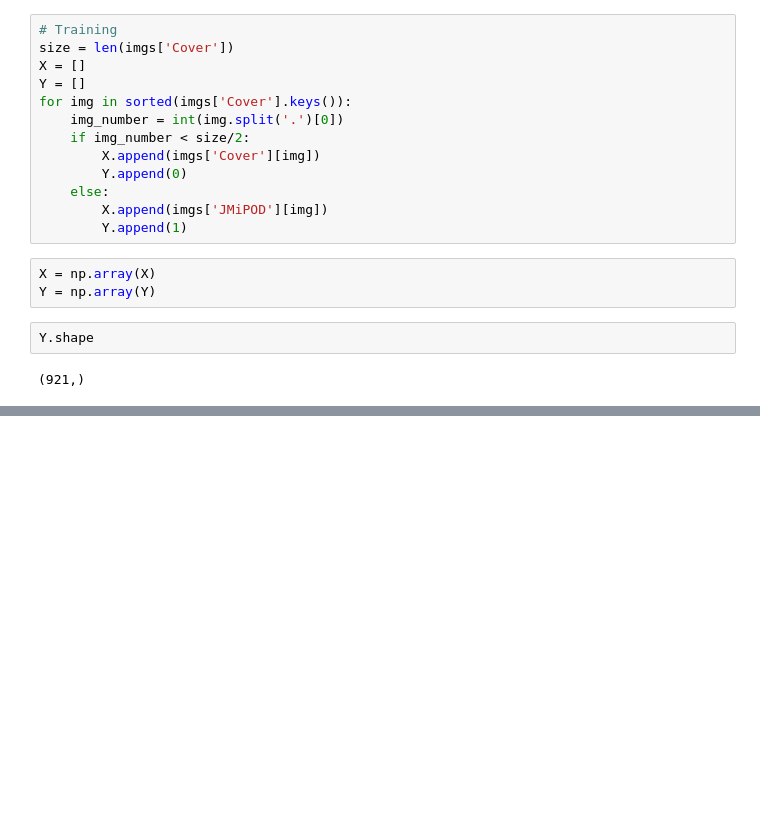
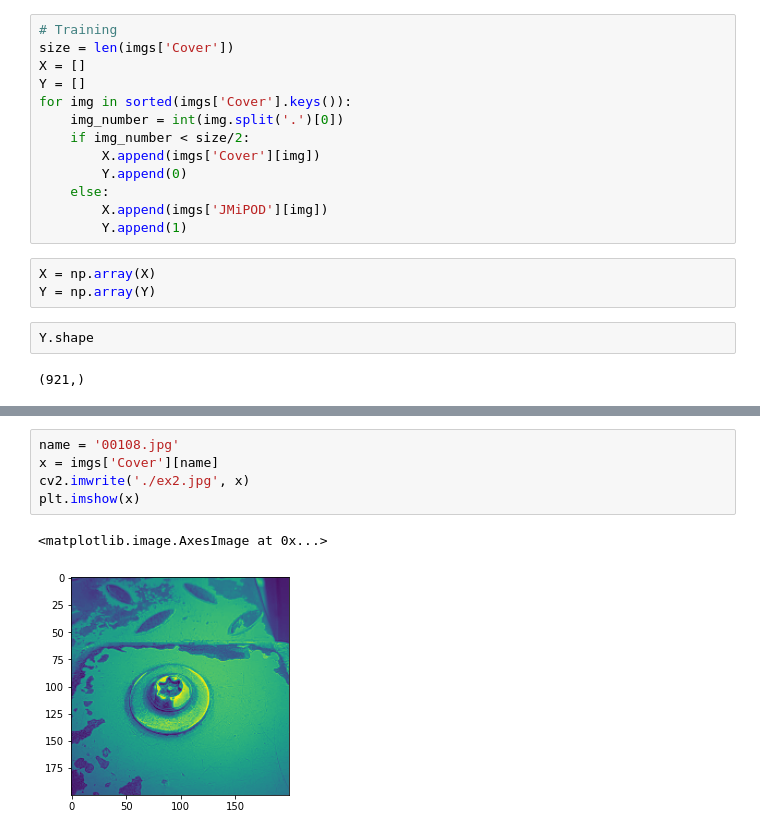
Before and after one commit to EugeniaFranchi/walking-skeleton-addon, a Jupyter notebook: extension/classifier/classifier.ipynb, the cells around one changed output, grey strips where cells are left out. Cells and saved outputs as stored; diff of their text form; blank space fills up the shorter version.

```diff
--- a/extension/classifier/classifier.ipynb
+++ b/extension/classifier/classifier.ipynb
@@ -178,0 +183,8 @@ array([[0.50137967]], dtype=float32)
+# %%
+name = '00108.jpg'
+x = imgs['Cover'][name]
+cv2.imwrite('./ex2.jpg', x)
+plt.imshow(x)
+# %% [output]
+<matplotlib.image.AxesImage at 0x...>
+[figure, added]
```
Also changed, not shown: parts of 9 cells of this notebook, 4 other files.
